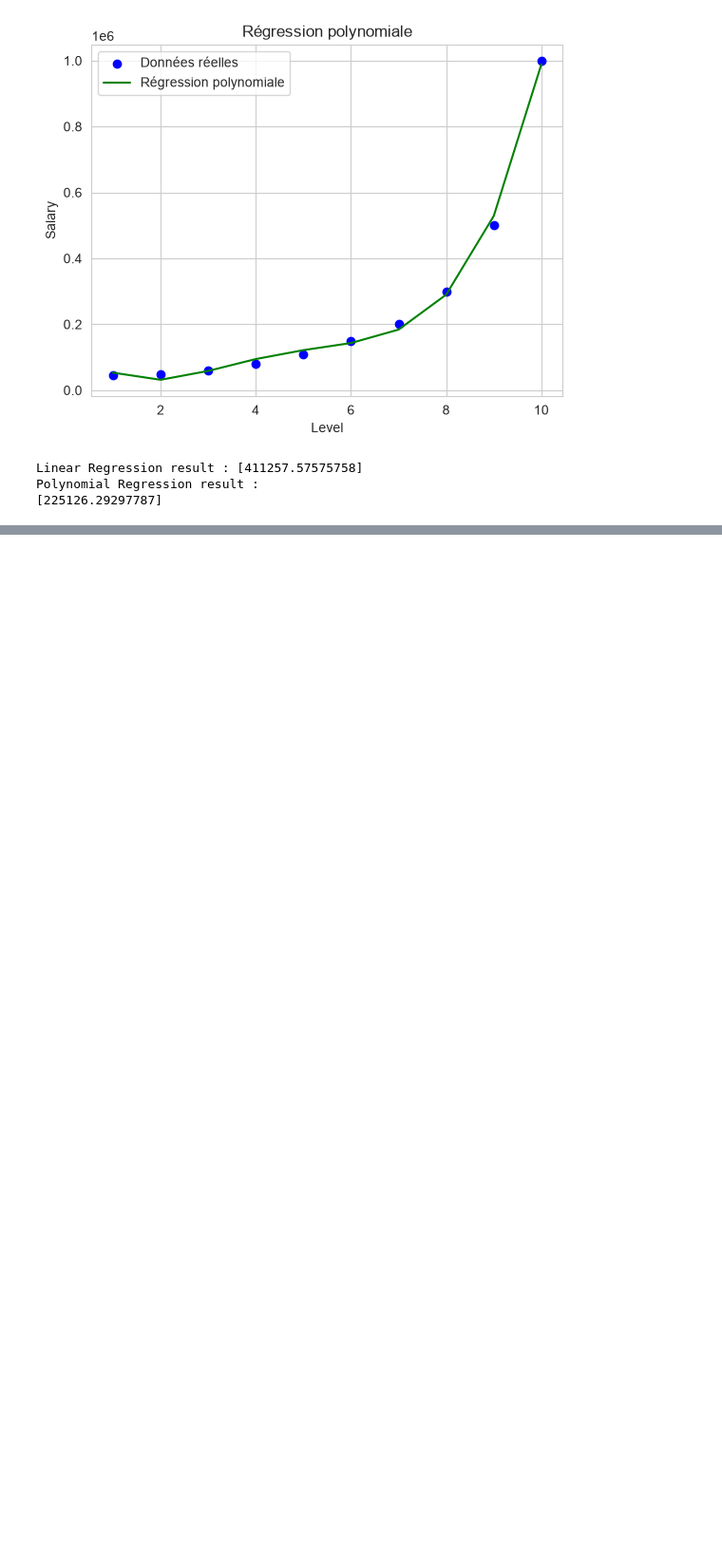
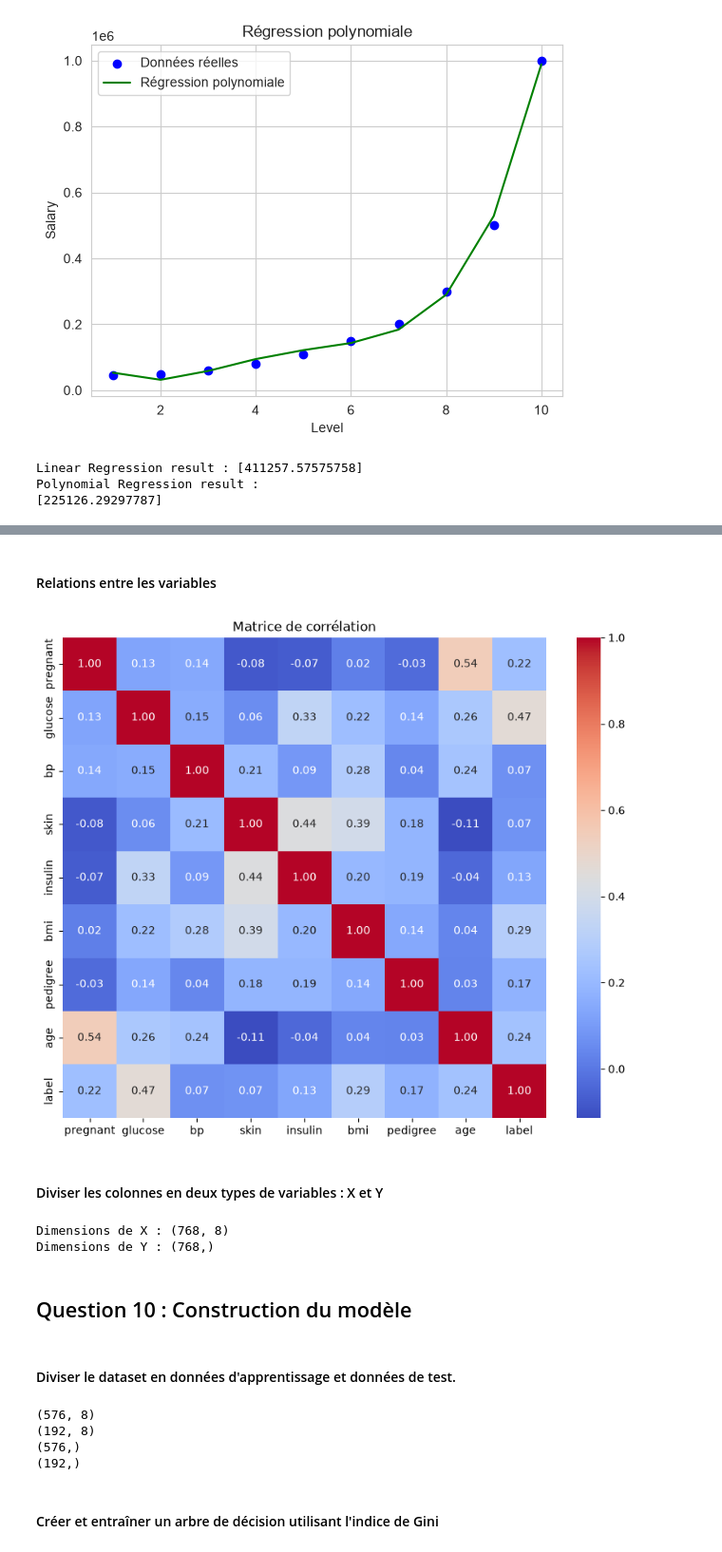
Before and after one commit to MariemDaoud1/Machine-Learning---RT4, a Jupyter notebook: Atelier 3 - Apprentissage Supervisée/main.ipynb, the cells around one changed output, grey strips where cells are left out. Shown at 95% size. Drawn from its saved outputs; the diff is of its cells as text; code cells hidden in the pictures; blank space fills up the shorter version.

```diff
--- a/Atelier 3 - Apprentissage Supervisée/main.ipynb
+++ b/Atelier 3 - Apprentissage Supervisée/main.ipynb
@@ -499,0 +645,40 @@ Polynomial Regression result :
+# %% [markdown]
+#### Relations entre les variables
+# %%
+plt.figure(figsize=(10, 8))
+
+sns.heatmap(
+    diabetes_data.corr(numeric_only=True),
+    annot=True,
+    cmap='coolwarm',
+    fmt='.2f'
+)
+
+plt.title("Matrice de corrélation")
+plt.show()
+# %% [output]
+[figure, added]
+# %% [markdown]
+#### Diviser les colonnes en deux types de variables : X et Y
+# %%
+# Sélectionner les caractéristiques (X)
+feature_cols = [
+    'pregnant', 'glucose', 'bp', 'skin',
+    'insulin', 'bmi', 'pedigree', 'age'
+]
+
+X = diabetes_data[feature_cols]
+
+# Sélectionner la variable cible (Y)
+Y = diabetes_data['label']
+
+# Afficher les dimensions
+print("Dimensions de X :", X.shape)
+print("Dimensions de Y :", Y.shape)
+# %% [output]
+Dimensions de X : (768, 8)
+Dimensions de Y : (768,)
+# %% [markdown]
+## Question 10 : Construction du modèle
+# %% [markdown]
+#### Diviser le dataset en données d'apprentissage et données de test.
@@ -499,0 +691,12 @@ Polynomial Regression result :
+# %%
+print(X_train.shape)
+print(X_test.shape)
+print(y_train.shape)
+print(y_test.shape)
+# %% [output]
+(576, 8)
+(192, 8)
+(576,)
+(192,)
+# %% [markdown]
+#### Créer et entraîner un arbre de décision utilisant l'indice de Gini
```
Also changed, not shown: parts of 33 cells of this notebook, 3 other files.
